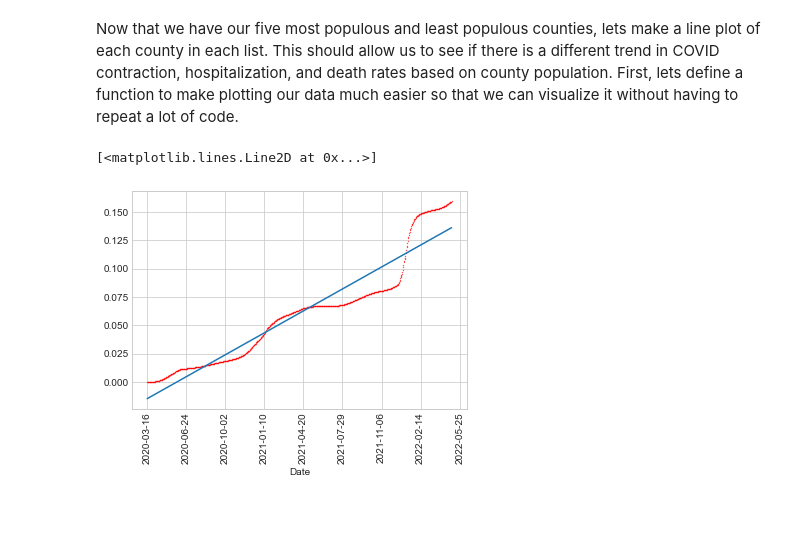
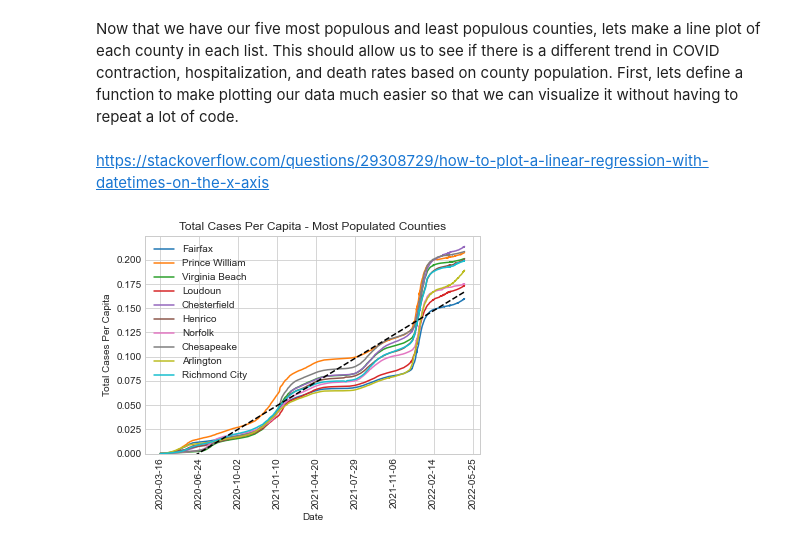
Before and after one commit to martindavid1995/Data-Science-Tutorial, a Jupyter notebook: Tutorial.ipynb, the cells around one changed output. Saved outputs shown, nothing was run; the diff lists cells and outputs as text; code cells hidden in the pictures; blank space fills up the shorter version.

Commit message:
plotting regression lines done

```diff
--- a/Tutorial.ipynb
+++ b/Tutorial.ipynb
@@ -449,5 +451,10 @@ for cty in five_largest:
 
 for cty in five_smallest:
     least_populous_frames.append(getFrame(cty))
+# %%
+for df in most_populous_frames:
+    df['date_ordinal'] = pd.to_datetime(df['Time']).apply(lambda date: date.toordinal())
+for df in least_populous_frames:
+    df['date_ordinal'] = pd.to_datetime(df['Time']).apply(lambda date: date.toordinal())
 # %% [markdown]
 Now that we have our five most populous and least populous counties, lets make a line plot of each county in each list. This should allow us to see if there is a different trend in COVID contraction, hospitalization, and death rates based on county population. First, lets define a function to make plotting our data much easier so that we can visualize it without having to repeat a lot of code.
@@ -464,23 +461,38 @@ def makeLinePlot(df_list, x_col, y_col, x_title, title):
+# %% [markdown]
+https://stackoverflow.com/questions/29308729/how-to-plot-a-linear-regression-with-datetimes-on-the-x-axis
 # %%
-fairfax = most_populous_frames[0]
-fairfax['date_ordinal'] = pd.to_datetime(fairfax['Time']).apply(lambda date: date.toordinal())
-fix, ax = plt.subplots()
-x = fairfax['date_ordinal']
-y = fairfax['Total Cases Per Capita']
-ax.scatter(x,y, s=0.1, c='r')
-y = fairfax['Total Cases Per Capita']
-x = fairfax['date_ordinal']
-X = np.array(x)
-Y = np.array(y)
-model = LinearRegression().fit(X.reshape(-1,1),y)
-ax.set_xlabel("Date")
-new_labels = [date.fromordinal(int(item)) for item in ax.get_xticks()]
-ax.set_xticklabels(new_labels)
-x = np.linspace(x.min(),x.max(),100)
-y = model.coef_[0]*x+model.intercept_
-plt.xticks(rotation=90)
-plt.plot(x,y)
+def doRegPlot(dfs, yCol, title):
+    ax = dfs[0].plot(x='date_ordinal', y=yCol, label=getName(dfs[0]))
+    for i in range (1, len(dfs)):
+        dfs[i].plot(ax=ax, x='date_ordinal', y=yCol, label=getName(dfs[i]))
+
+    df = pd.concat(dfs)
+    x = df['date_ordinal']
+    y = df[yCol]
+    X = np.array(x)
+    model = LinearRegression().fit(X.reshape(-1,1),y)
+    ax.set_xlabel("Date")
+    new_labels = [date.fromordinal(int(item)) for item in ax.get_xticks()]
+    ax.set_xticklabels(new_labels)
+    x = np.linspace(x.min(),x.max(),100)
+    y = model.coef_[0]*x+model.intercept_
+    plt.xticks(rotation=90)
+    plt.ylim(0)
+    plt.ylabel(yCol)
+    plt.title(title)
+    plt.plot(x,y, 'k--')
+
+def getRegLine(df, yCol):
+    df['date_ordinal'] = pd.to_datetime(df['Time']).apply(lambda date: date.toordinal())
+    x = df['date_ordinal']
+    y = df[yCol]
+    X = np.array(x)
+    model = LinearRegression().fit(X.reshape(-1,1),y)
+    x = np.linspace(x.min(),x.max(),100)
+    y = model.coef_[0]*x+model.intercept_
+    return(x,y)
-# %% [output]
-[<matplotlib.lines.Line2D at 0x...>]
-[figure, removed]
+# %%
+doRegPlot(most_populous_frames, 'Total Cases Per Capita', 'Total Cases Per Capita - Most Populated Counties');
+# %% [output]
+[figure, added]
 # %%
```
Also changed, not shown: parts of 5 cells of this notebook, 1 other file.
